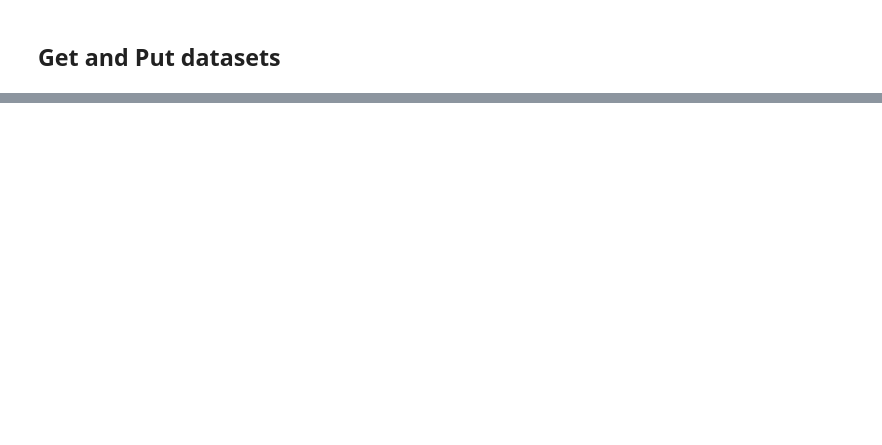
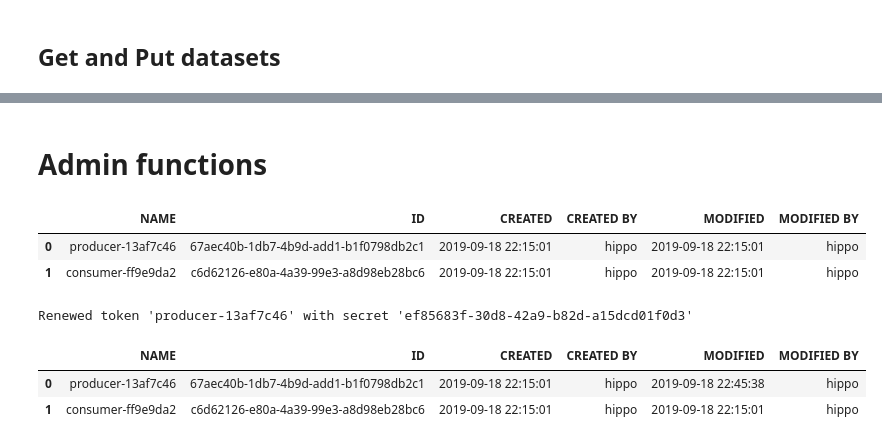
Before and after one commit to cokeSchlumpf/maquette, a Jupyter notebook: python-sdk/samples/mqpy-samples.ipynb, the cells around one changed output, grey strips where cells are left out. Drawn from its saved outputs; the diff is of its cells as text; code cells hidden in the pictures; blank space fills up the shorter version.

```diff
--- a/python-sdk/samples/mqpy-samples.ipynb
+++ b/python-sdk/samples/mqpy-samples.ipynb
@@ -210,2 +221,20 @@ CREATED              2019-09-18 19:38:35
   } ]
 }
+# %% [markdown]
+# Admin functions
+# %%
+mqpy.admin().tokens()
+# %% [output]
+|  | NAME | ID | CREATED | CREATED BY | MODIFIED | MODIFIED BY |
+| 0 | producer-13af7c46 | 67aec40b-1db7-4b9d-add1-b1f0798db2c1 | 2019-09-18 22:15:01 | hippo | 2019-09-18 22:15:01 | hippo |
+| 1 | consumer-ff9e9da2 | c6d62126-e80a-4a39-99e3-a8d98eb28bc6 | 2019-09-18 22:15:01 | hippo | 2019-09-18 22:15:01 | hippo |
+# %%
+mqpy.admin().renew_token('producer-13af7c46')
+# %% [output]
+Renewed token 'producer-13af7c46' with secret 'ef85683f-30d8-42a9-b82d-a15dcd01f0d3'
+# %%
+mqpy.admin().tokens()
+# %% [output]
+|  | NAME | ID | CREATED | CREATED BY | MODIFIED | MODIFIED BY |
+| 0 | producer-13af7c46 | 67aec40b-1db7-4b9d-add1-b1f0798db2c1 | 2019-09-18 22:15:01 | hippo | 2019-09-18 22:45:38 | hippo |
+| 1 | consumer-ff9e9da2 | c6d62126-e80a-4a39-99e3-a8d98eb28bc6 | 2019-09-18 22:15:01 | hippo | 2019-09-18 22:15:01 | hippo |
```
Also changed, not shown: parts of 10 cells of this notebook, 8 other files.
